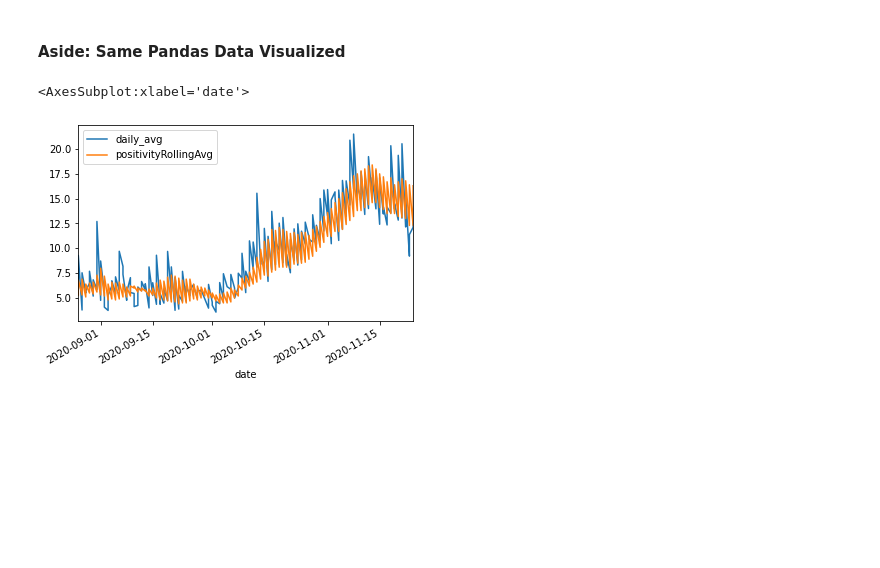
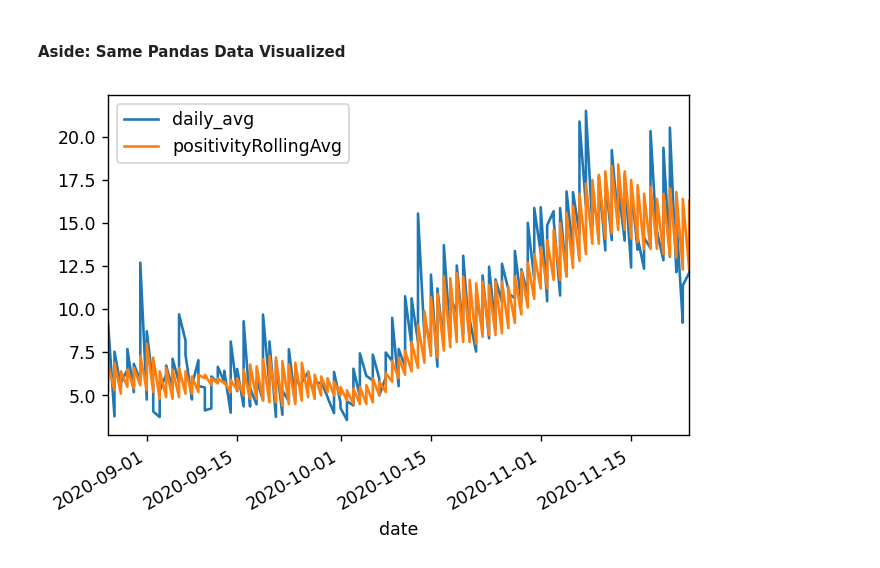
Before and after one commit to darrida/darrida-fastpages, a Jupyter notebook: _notebooks/2020-11-23-Print Simple Tables.ipynb, the cells around one changed output. Cells and saved outputs as stored; diff of their text form; code cells hidden in the pictures; blank space fills up the shorter version.

Commit message:
removed matplotlib text

```diff
--- a/_notebooks/2020-11-23-Print Simple Tables.ipynb
+++ b/_notebooks/2020-11-23-Print Simple Tables.ipynb
@@ -238,29 +238,30 @@ print(tabulate(county_test_pos_rates_df.sort_values(['CountyName', 'date']), hea
 #### Aside: Same Pandas Data Visualized
 # %%
 import matplotlib.pyplot as plt
+import matplotlib as mpl
 from datetime import datetime
 import numpy as np
 import pandas as pd
 import requests
 
 query_url = 'https://idph.illinois.gov/DPHPublicInformation/api/COVID/GetResurgenceData?regionID=8&daysIncluded=90' # max is 170 days #+ selectedRegion + '&daysIncluded=' + chartRange
 page = requests.get(query_url)
 
 positivity_rates = page.json()['CountyTestPositivityReports']
 
 flattened_positivity_rates = []
 for dates in positivity_rates:
     for county in dates['countyTestPositivities']:
         county['date'] = datetime.strptime(dates['reportDate'], "%Y-%m-%dT%H:%M:%S")
         flattened_positivity_rates.append(county)
 
 county_test_pos_rates_df = pd.DataFrame(flattened_positivity_rates)
 county_test_pos_rates_df['daily_avg'] = (county_test_pos_rates_df['positive_test'] / county_test_pos_rates_df['totalTest']) * 100
 
-county_test_pos_rates_df.plot(y=['daily_avg', 'positivityRollingAvg'], x='date')
+mpl.rcParams['figure.dpi'] = 125
+county_test_pos_rates_df.plot(y=['daily_avg', 'positivityRollingAvg'], x='date');
 # %% [output]
-<AxesSubplot:xlabel='date'>
-[figure, old version]
+[figure, new version]
 # %%
 #collapse-hide
 
```
